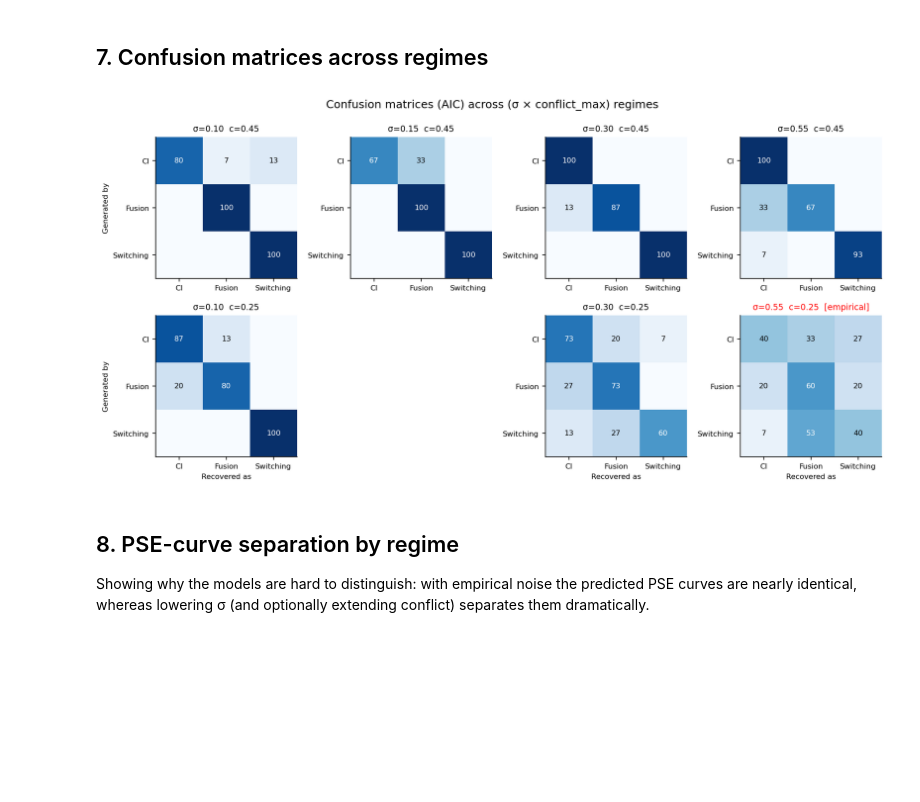
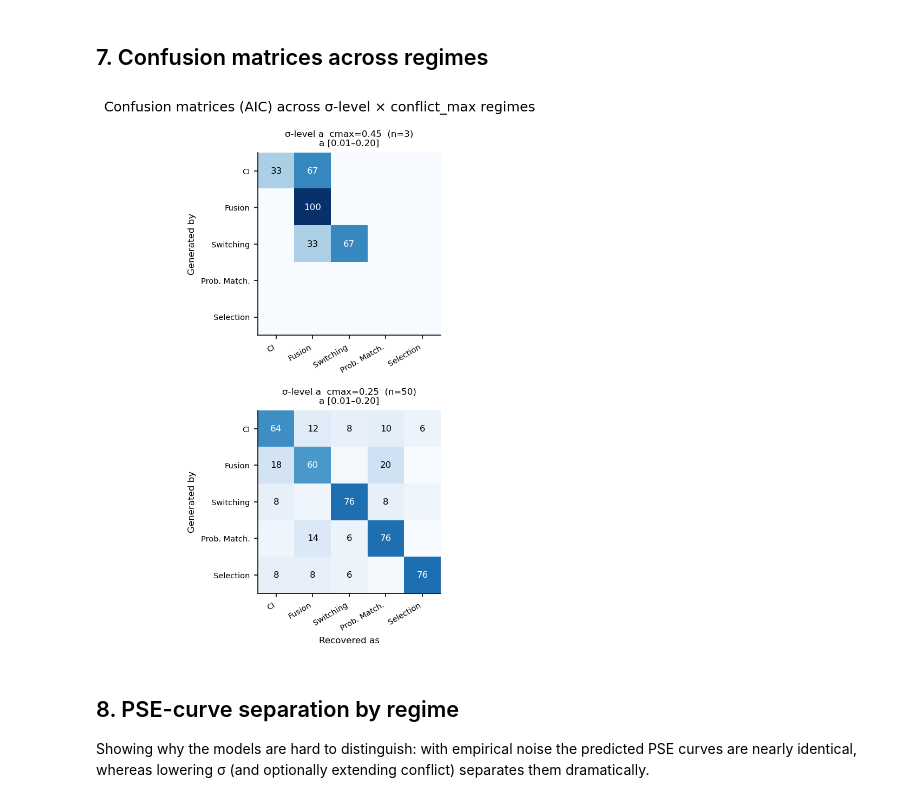
Before and after one commit to omeryildiran/av-dur-estimation, a Jupyter notebook: identifiability_analysis_summary.ipynb, the cells around one changed output. Cells and saved outputs as stored; diff of their text form; code cells hidden in the pictures; blank space fills up the shorter version.

```diff
--- a/identifiability_analysis_summary.ipynb
+++ b/identifiability_analysis_summary.ipynb
@@ -429,59 +466,59 @@ plt.show()
 # %% [markdown]
 ## 7. Confusion matrices across regimes
 # %%
-cells = []
-for fp in sorted(glob.glob('identifiability_sweep_results_v2/cell_*.json')):
-    with open(fp) as f:
-        cells.append(json.load(f))
-
-if not cells:
-    print('No cell files found.')
+if not grid_cells:
+    print('No grid cells loaded — run Section 5 first.')
 else:
-    cell_sigmas  = sorted({c['sigma_a'] for c in cells})
-    cell_cmaxes  = sorted({c['conflict_max'] for c in cells}, reverse=True)
-    sweep_models = cells[0]['models']
-    abbrs        = [MODEL_ABBR.get(m, m[:3]) for m in sweep_models]
+    sweep_models = list(grid['models'].iloc[0])
+    abbrs = [MODEL_ABBR.get(m, m[:3]) for m in sweep_models]
     nm = len(sweep_models)
 
-    nrows, ncols = len(cell_cmaxes), len(cell_sigmas)
-    fig, axes = plt.subplots(nrows, ncols, figsize=(3*ncols, 3*nrows), squeeze=False)
+    nrows, ncols = len(cmaxes), len(sigma_keys)
+    fig, axes = plt.subplots(nrows, ncols,
+                              figsize=(3.5 * ncols, 3.5 * nrows), squeeze=False)
 
-    for i, cm in enumerate(cell_cmaxes):
-        for j, sg in enumerate(cell_sigmas):
-            ax = axes[i][j]
-            cell = next((c for c in cells
-                          if np.isclose(c['sigma_a'], sg) and np.isclose(c['conflict_max'], cm)), None)
-            if cell is None:
+    for i, cm in enumerate(cmaxes):
+        for j, sk in enumerate(sigma_keys):
+            ax  = axes[i][j]
+            row = grid[(grid['sigma_key'] == sk) & np.isclose(grid['conflict_max'], cm)]
+            if not len(row):
                 ax.set_visible(False)
                 continue
+            cell_row = row.iloc[0]
             mat = np.zeros((nm, nm))
             for ii, gen in enumerate(sweep_models):
-                row = cell['confusion_aic'].get(gen, {})
-                tot = sum(row.values()) or 1
+                conf_row = cell_row['confusion_aic'].get(gen, {})
+                tot = sum(conf_row.values()) or 1
                 for jj, fit in enumerate(sweep_models):
-                    mat[ii, jj] = row.get(fit, 0) / tot
+                    mat[ii, jj] = conf_row.get(fit, 0) / tot
             im = ax.imshow(mat, vmin=0, vmax=1, cmap='Blues')
-            ax.set_xticks(range(nm)); ax.set_xticklabels(abbrs, fontsize=8)
-            ax.set_yticks(range(nm)); ax.set_yticklabels(abbrs, fontsize=8)
+            ax.set_xticks(range(nm))
+            ax.set_xticklabels(abbrs, fontsize=7, rotation=30, ha='right')
+            ax.set_yticks(range(nm))
+            ax.set_yticklabels(abbrs, fontsize=7)
             for ii in range(nm):
                 for jj in range(nm):
                     if mat[ii, jj] > 0.05:
-                        ax.text(jj, ii, f'{mat[ii,jj]*100:.0f}',
+                        ax.text(jj, ii, f'{mat[ii, jj]*100:.0f}',
                                 ha='center', va='center', fontsize=8,
-                                color='white' if mat[ii,jj]>0.5 else 'black')
-            is_emp = np.isclose(sg, 0.55) and np.isclose(cm, 0.25)
-            ax.set_title(f'σ={sg:.2f}  c={cm:.2f}' + ('  [empirical]' if is_emp else ''),
-                          fontsize=9, color='red' if is_emp else 'black')
-            if j == 0: ax.set_ylabel('Generated by', fontsize=8)
-            if i == nrows-1: ax.set_xlabel('Recovered as', fontsize=8)
+                                color='white' if mat[ii, jj] > 0.5 else 'black')
+            n = int(cell_row['n_iter'])
+            ax.set_title(
+                f'σ-level {sk}  cmax={cm:.2f}  (n={n})\n{cell_row["sigma_label"]}',
+                fontsize=8)
+            if j == 0:
+                ax.set_ylabel('Generated by', fontsize=8)
+            if i == nrows - 1:
+                ax.set_xlabel('Recovered as', fontsize=8)
 
-    fig.suptitle('Confusion matrices (AIC) across (σ × conflict_max) regimes', fontsize=12)
+    fig.suptitle('Confusion matrices (AIC) across σ-level × conflict_max regimes',
+                  fontsize=12)
     plt.tight_layout()
     plt.savefig('identifiability_figures/fig_confusion_matrices.pdf', bbox_inches='tight')
     plt.savefig('identifiability_figures/fig_confusion_matrices.png', bbox_inches='tight', dpi=200)
     plt.show()
 # %% [output]
-[figure, old version]
+[figure, new version]
 # %% [markdown]
 ## 8. PSE-curve separation by regime
 
```
Also changed, not shown: parts of 5 cells of this notebook, 17 other files.
